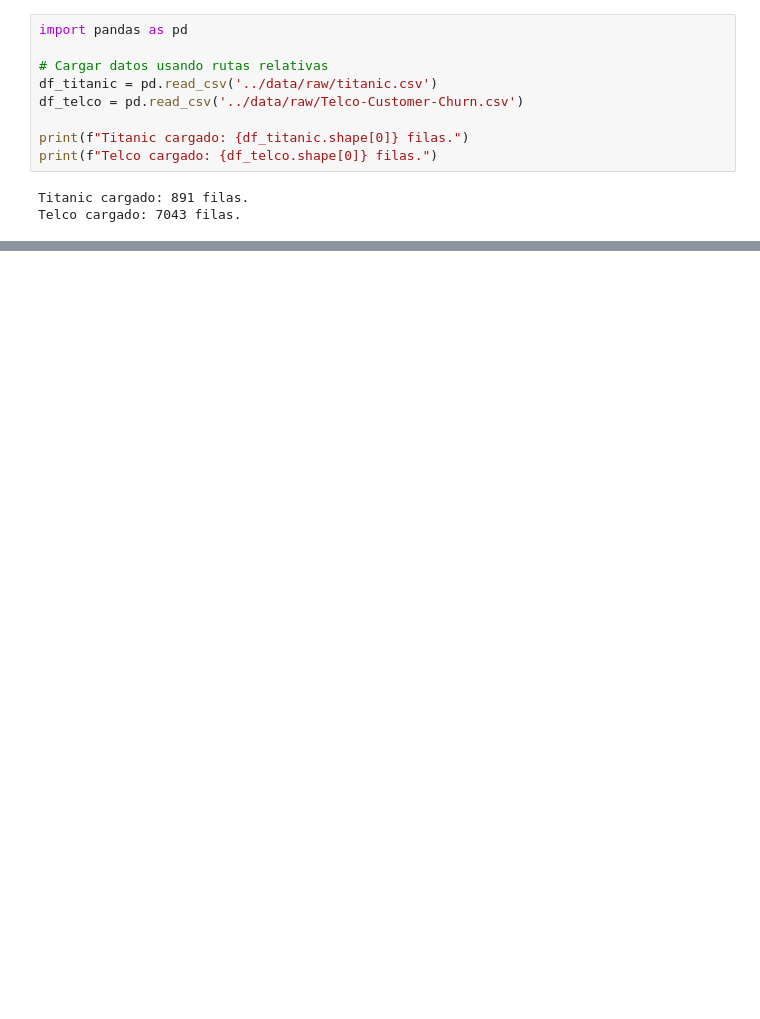
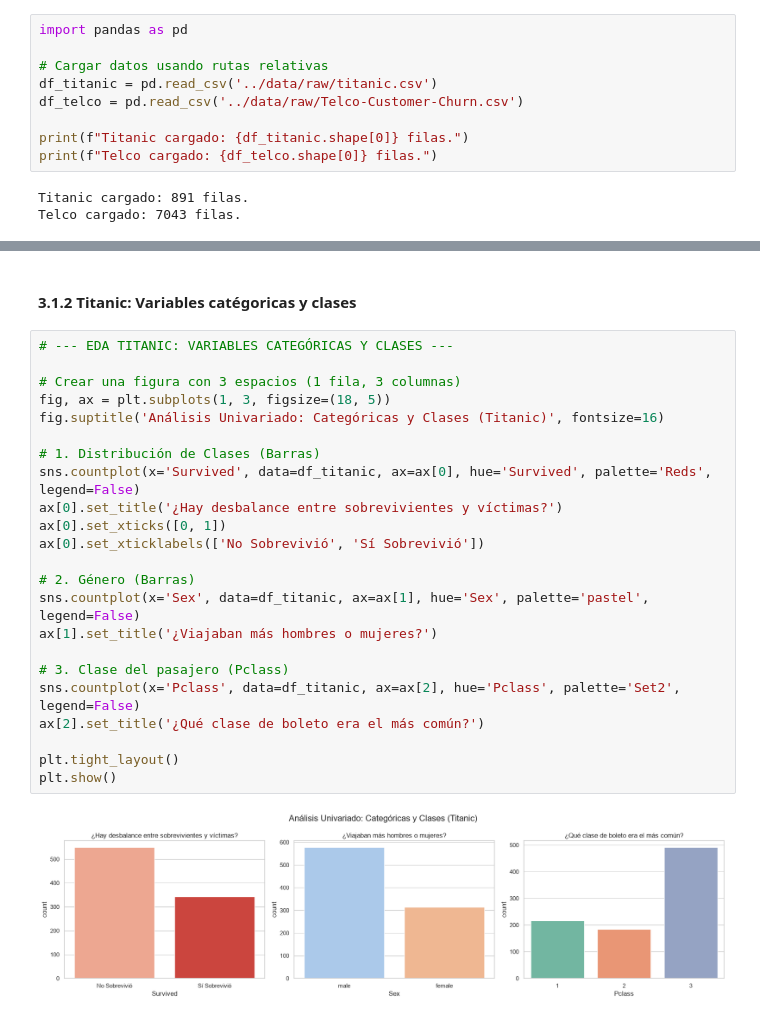
Before and after one commit to IanRey692/IA, a Jupyter notebook: P2/notebooks/EDA_Limpieza.ipynb, the cells around one changed output, grey strips where cells are left out. Cells and saved outputs as stored; diff of their text form; blank space fills up the shorter version.

```diff
--- a/P2/notebooks/EDA_Limpieza.ipynb
+++ b/P2/notebooks/EDA_Limpieza.ipynb
@@ -198,0 +253,27 @@ Passing `palette` without assigning `hue` is deprecated and will be removed in v
+# %% [markdown]
+#### 3.1.2 Titanic: Variables catégoricas y clases
+# %%
+# --- EDA TITANIC: VARIABLES CATEGÓRICAS Y CLASES ---
+
+# Crear una figura con 3 espacios (1 fila, 3 columnas)
+fig, ax = plt.subplots(1, 3, figsize=(18, 5))
+fig.suptitle('Análisis Univariado: Categóricas y Clases (Titanic)', fontsize=16)
+
+# 1. Distribución de Clases (Barras)
+sns.countplot(x='Survived', data=df_titanic, ax=ax[0], hue='Survived', palette='Reds', legend=False)
+ax[0].set_title('¿Hay desbalance entre sobrevivientes y víctimas?')
+ax[0].set_xticks([0, 1])
+ax[0].set_xticklabels(['No Sobrevivió', 'Sí Sobrevivió'])
+
+# 2. Género (Barras)
+sns.countplot(x='Sex', data=df_titanic, ax=ax[1], hue='Sex', palette='pastel', legend=False)
+ax[1].set_title('¿Viajaban más hombres o mujeres?')
+
+# 3. Clase del pasajero (Pclass)
+sns.countplot(x='Pclass', data=df_titanic, ax=ax[2], hue='Pclass', palette='Set2', legend=False)
+ax[2].set_title('¿Qué clase de boleto era el más común?')
+
+plt.tight_layout()
+plt.show()
+# %% [output]
+[figure, added]
```
Also changed, not shown: parts of 40 cells of this notebook.
